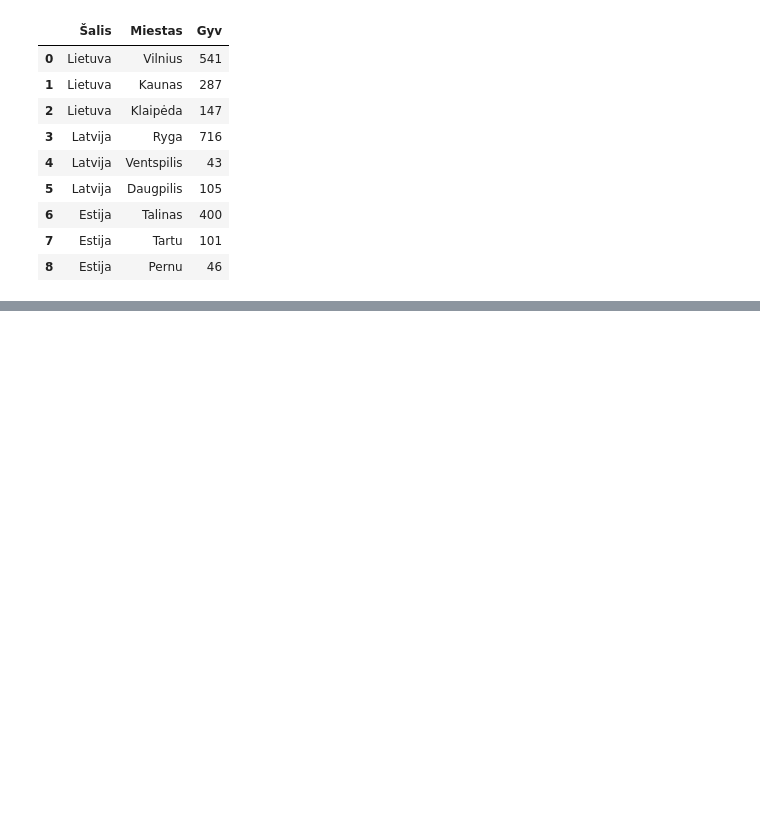
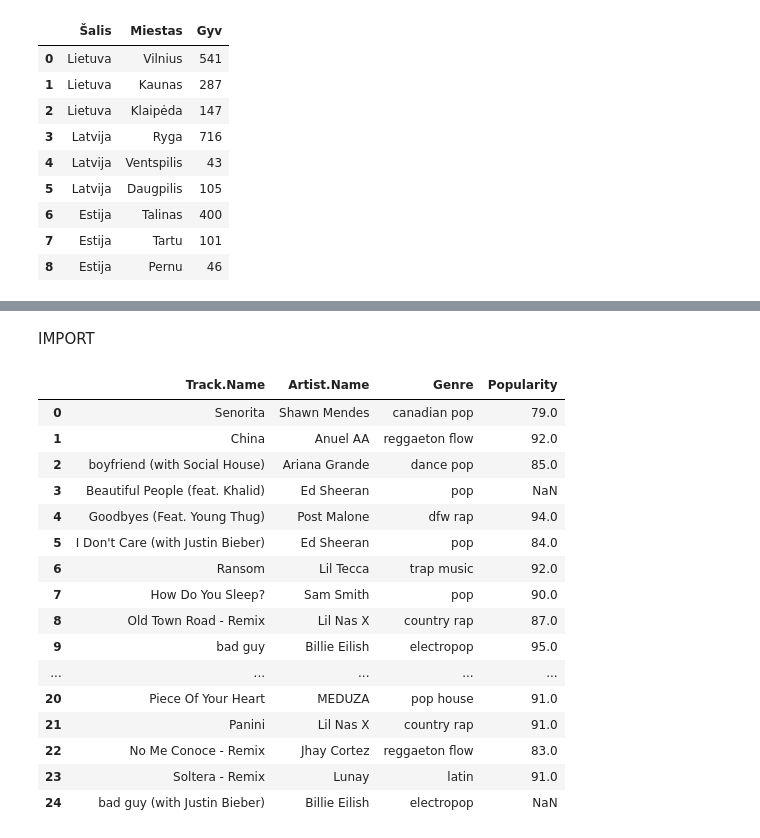
Before and after one commit to nikipaj1/teaching, a Jupyter notebook: pamoka_6/pamoka_6.ipynb, the cells around one changed output, grey strips where cells are left out. Saved outputs shown, nothing was run; the diff lists cells and outputs as text; code cells hidden in the pictures; blank space fills up the shorter version.

```diff
--- a/pamoka_6/pamoka_6.ipynb
+++ b/pamoka_6/pamoka_6.ipynb
@@ -284,0 +443,22 @@ pd.concat([df1, df2])    # .drop_duplicates() jeigu potencialiai gali lenta ture
+# %% [markdown]
+IMPORT
+# %%
+pd.read_csv("uzduotys/tops/top1-25-1.csv")
+# %% [output]
+|  | Track.Name | Artist.Name | Genre | Popularity |
+| 0 | Senorita | Shawn Mendes | canadian pop | 79.0 |
+| 1 | China | Anuel AA | reggaeton flow | 92.0 |
+| 2 | boyfriend (with Social House) | Ariana Grande | dance pop | 85.0 |
+| 3 | Beautiful People (feat. Khalid) | Ed Sheeran | pop | NaN |
+| 4 | Goodbyes (Feat. Young Thug) | Post Malone | dfw rap | 94.0 |
+| 5 | I Don't Care (with Justin Bieber) | Ed Sheeran | pop | 84.0 |
+| 6 | Ransom | Lil Tecca | trap music | 92.0 |
+| 7 | How Do You Sleep? | Sam Smith | pop | 90.0 |
+| 8 | Old Town Road - Remix | Lil Nas X | country rap | 87.0 |
+| 9 | bad guy | Billie Eilish | electropop | 95.0 |
+| ... | ... | ... | ... | ... |
+| 20 | Piece Of Your Heart | MEDUZA | pop house | 91.0 |
+| 21 | Panini | Lil Nas X | country rap | 91.0 |
+| 22 | No Me Conoce - Remix | Jhay Cortez | reggaeton flow | 83.0 |
+| 23 | Soltera - Remix | Lunay | latin | 91.0 |
+| 24 | bad guy (with Justin Bieber) | Billie Eilish | electropop | NaN |
```
Also changed, not shown: parts of 24 cells of this notebook, 3 other files.
